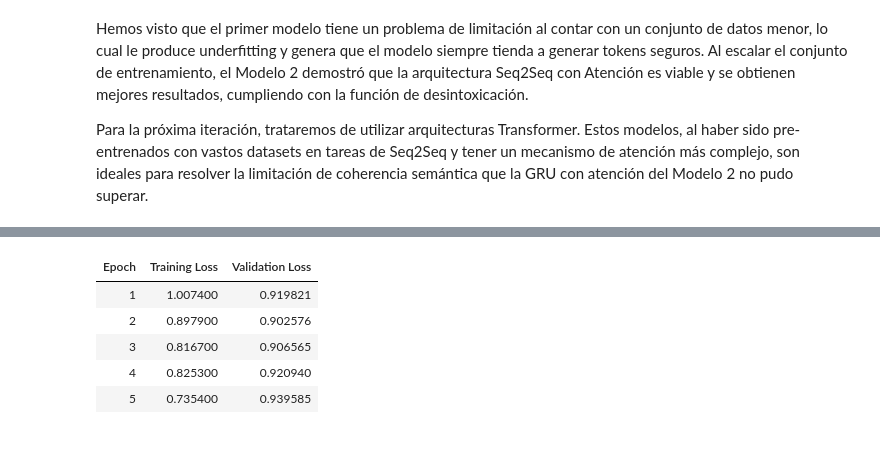
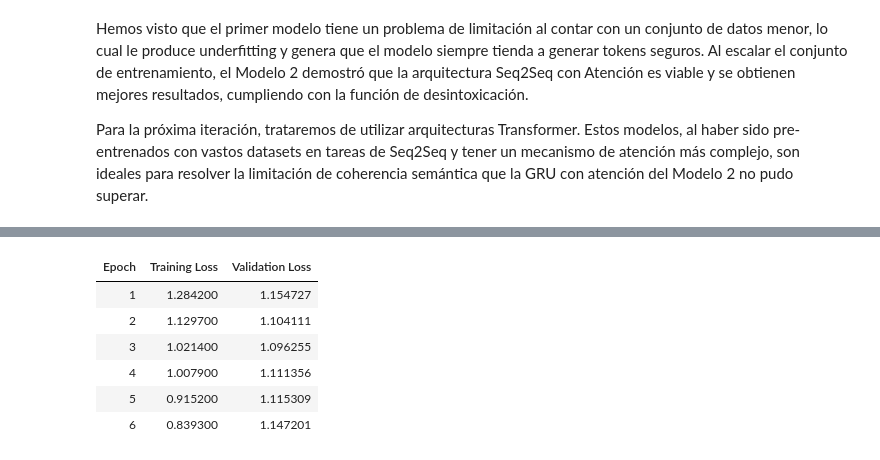
Before and after one commit to javiers2004/FPLN-DetoxificationMessages, a Jupyter notebook: entrega4b_lemmatization.ipynb, the cells around one changed output, grey strips where cells are left out. Drawn from its saved outputs; the diff is of its cells as text; code cells hidden in the pictures.

```diff
--- a/entrega4b_lemmatization.ipynb
+++ b/entrega4b_lemmatization.ipynb
@@ -839,34 +627,52 @@ Neutral:  Oh god
 # %%
 # ==========================================
-# MODELO 3: TRANSFORMER T5 (Detoxificación) - CÓDIGO FINAL CORREGIDO
+# MODELO 3: TRANSFORMER T5 (Entrenamiento desde Tokens)
 # ==========================================
 import torch
 import pandas as pd
+import ast  # NECESARIO: Para interpretar las listas guardadas como texto
 from sklearn.model_selection import train_test_split
 from transformers import AutoTokenizer, AutoModelForSeq2SeqLM, Seq2SeqTrainingArguments, Seq2SeqTrainer, DataCollatorForSeq2Seq, EarlyStoppingCallback
 from datasets import Dataset
 
-# --- PASO 0: CARGAR Y PREPARAR DATOS (CORREGIDO) ---
-print("Cargando y procesando datos para T5...")
+# --- PASO 0: CARGAR Y PREPARAR DATOS (MODIFICADO PARA TOKENS) ---
+print("Cargando y procesando tokens para T5...")
 
 dataset_file = "datos/english_paradetox2_preprocessed.csv"
 df = pd.read_csv(dataset_file)
 
-# CAMBIO CLAVE: Usamos las columnas de texto original, NO los tokens.
-col_origen = 'en_toxic_comment'
-col_destino = 'en_neutral_comment'
+# Definimos las columnas que contienen los tokens
+col_origen = 'en_toxic_comment_tokens'
+col_destino = 'en_neutral_comment_tokens'
 
-# Nos aseguramos de que sean strings (texto)
-# Ya no hace falta la función 'tokens_to_sentence' porque el texto viene limpio.
-df['toxic_text'] = df[col_origen].astype(str)
-df['neutral_text'] = df[col_destino].astype(str)
+# --- FUNCIÓN CLAVE PARA PROCESAR TOKENS ---
+def clean_token_list(text_representation):
+    """
+    Convierte una string "['hola', 'mundo']" en una string limpia "hola mundo".
+    Si el CSV ya tiene el texto limpio, lo devuelve tal cual.
+    """
+    try:
+        # Intentamos convertir la string literal a una lista de Python
+        lista_tokens = ast.literal_eval(text_representation)
+        if isinstance(lista_tokens, list):
+            # Unimos los tokens con un espacio
+            return " ".join(lista_tokens)
+    except (ValueError, SyntaxError):
+        # Si falla (porque no es una lista), devolvemos el texto tal cual
+        pass
+    return str(text_representation)
 
-# Verificación rápida para que veas que está bien
-print("--- Ejemplo de datos cargados ---")
+print("Procesando columnas de tokens... (esto une la lista de palabras en una frase)")
+# Aplicamos la limpieza para quitar corchetes y comillas extras
+df['toxic_text'] = df[col_origen].apply(clean_token_list)
+df['neutral_text'] = df[col_destino].apply(clean_token_list)
+
+# Verificación rápida
+print("--- Ejemplo de datos procesados (Tokens unidos) ---")
 print(df[['toxic_text', 'neutral_text']].head(2))
 
 train_df, val_df = train_test_split(df, test_size=0.1, random_state=42)
-print(f"Datos cargados. Train: {len(train_df)}, Val: {len(val_df)}")
+print(f"Datos preparados. Train: {len(train_df)}, Val: {len(val_df)}")
 
 # --- PASO 1: DATASETS ---
 hf_train = Dataset.from_pandas(train_df[['toxic_text', 'neutral_text']])
@@ -881,9 +687,13 @@ model = AutoModelForSeq2SeqLM.from_pretrained(model_checkpoint)
 prefix = "detoxify: "
 
 def preprocess_function(examples):
+    # T5 necesita recibir texto (string). Aunque usemos tus tokens pre-procesados,
+    # debemos pasárselos unidos por espacios. T5 luego los re-tokenizará a sub-words.
     inputs = [prefix + doc for doc in examples["toxic_text"]]
+
     model_inputs = tokenizer(inputs, max_length=64, truncation=True)
     labels = tokenizer(text_target=examples["neutral_text"], max_length=64, truncation=True)
+
     model_inputs["labels"] = labels["input_ids"]
     return model_inputs
 
@@ -892,7 +702,7 @@ tokenized_val = hf_val.map(preprocess_function, batched=True)
 
 # --- PASO 4: CONFIGURACIÓN DE ENTRENAMIENTO ---
 training_args = Seq2SeqTrainingArguments(
-    output_dir="./t5_detox_final",
+    output_dir="./t5_detox_tokens",
     eval_strategy="epoch",
     save_strategy="epoch",
     load_best_model_at_end=True,
@@ -900,16 +710,15 @@ training_args = Seq2SeqTrainingArguments(
     greater_is_better=False,
 
     learning_rate=3e-4,
-    per_device_train_batch_size=8,  # Puedes subir a 16 si tienes GPU potente
+    per_device_train_batch_size=8,
     per_device_eval_batch_size=8,
     gradient_accumulation_steps=2,
     weight_decay=0.01,
     save_total_limit=2,
-    num_train_epochs=20,            # El Early Stopping parará antes si es necesario
+    num_train_epochs=15,
 
     predict_with_generate=True,
-    fp16=True,      # Optimizado para GPU
-    use_cpu=False,  # Asegura uso de GPU
+    fp16=torch.cuda.is_available(), # Solo usa fp16 si hay GPU
     logging_steps=50,
     report_to="none"
 )
@@ -926,33 +735,30 @@ trainer = Seq2SeqTrainer(
     callbacks=[EarlyStoppingCallback(early_stopping_patience=3)]
 )
 
-print("Iniciando entrenamiento...")
+print("Iniciando entrenamiento con tokens...")
 trainer.train()
 
-# --- PASO 5: INFERENCIA DEFINITIVA ---
-print("\n--- PRUEBA DE RESULTADOS (T5) ---\n")
+# --- PASO 5: INFERENCIA ---
+print("\n--- PRUEBA DE RESULTADOS ---\n")
 ejemplos = [
     "You are a stupid idiot and I hate you",
-    "Shut up and die you moron",
     "This is fucking bullshit"
 ]
 
-# Detectar dispositivo automáticamente
 device = torch.device("cuda" if torch.cuda.is_available() else "cpu")
 model.to(device)
 model.eval()
 
 for texto in ejemplos:
-    # Preparamos el texto
+    # Nota: En inferencia, si quieres simular el mismo proceso,
+    # podrías tokenizar tu input manualmente antes, pero T5 acepta texto crudo bien.
     input_text = prefix + texto
     input_ids = tokenizer(input_text, return_tensors="pt").input_ids.to(device)
 
-    # Generación robusta
     outputs = model.generate(
         input_ids,
         max_length=64,
         num_beams=5,
-        no_repeat_ngram_size=2,  # Evita repeticiones y bucles
         early_stopping=True
     )
 
@@ -977,6 +783,7 @@ Iniciando entrenamiento...
 | Epoch | Training Loss | Validation Loss |
-| 1 | 1.007400 | 0.919821 |
-| 2 | 0.897900 | 0.902576 |
-| 3 | 0.816700 | 0.906565 |
-| 4 | 0.825300 | 0.920940 |
-| 5 | 0.735400 | 0.939585 |
+| 1 | 1.284200 | 1.154727 |
+| 2 | 1.129700 | 1.104111 |
+| 3 | 1.021400 | 1.096255 |
+| 4 | 1.007900 | 1.111356 |
+| 5 | 0.915200 | 1.115309 |
+| 6 | 0.839300 | 1.147201 |
```
Also changed, not shown: parts of 5 cells of this notebook, 7 other files.
